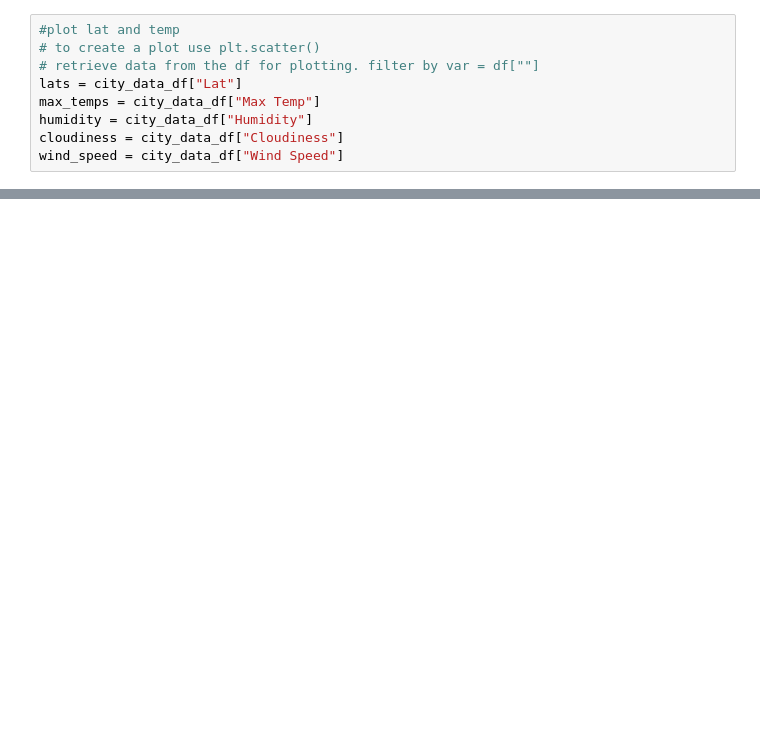
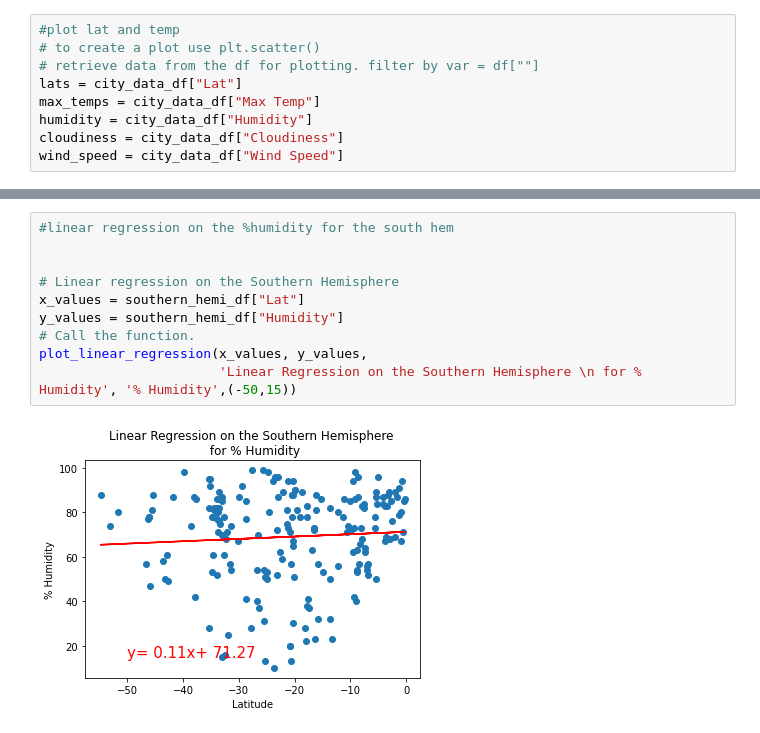
Before and after one commit to shirll98/World_Weather_Analysis, a Jupyter notebook: WeatherPy.ipynb, the cells around one changed output, grey strips where cells are left out. Drawn from its saved outputs; the diff is of its cells as text; blank space fills up the shorter version.

```diff
--- a/WeatherPy.ipynb
+++ b/WeatherPy.ipynb
@@ -318,0 +394,12 @@ plt.show()
+# %%
+#linear regression on the %humidity for the south hem
+
+
+# Linear regression on the Southern Hemisphere
+x_values = southern_hemi_df["Lat"]
+y_values = southern_hemi_df["Humidity"]
+# Call the function.
+plot_linear_regression(x_values, y_values,
+                       'Linear Regression on the Southern Hemisphere \n for % Humidity', '% Humidity',(-50,15))
+# %% [output]
+[figure, added]
```
Also changed, not shown: parts of 25 cells of this notebook, 4 other files.
